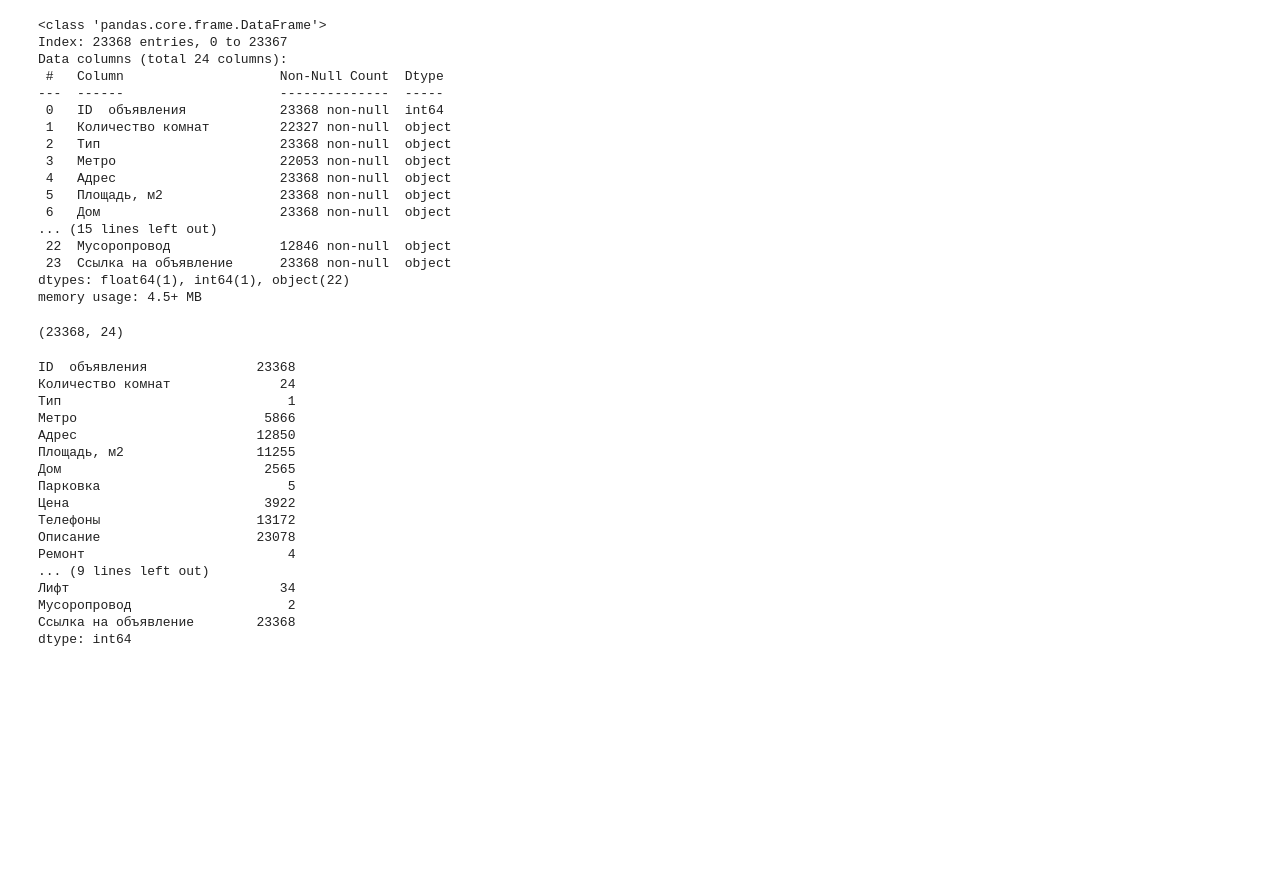
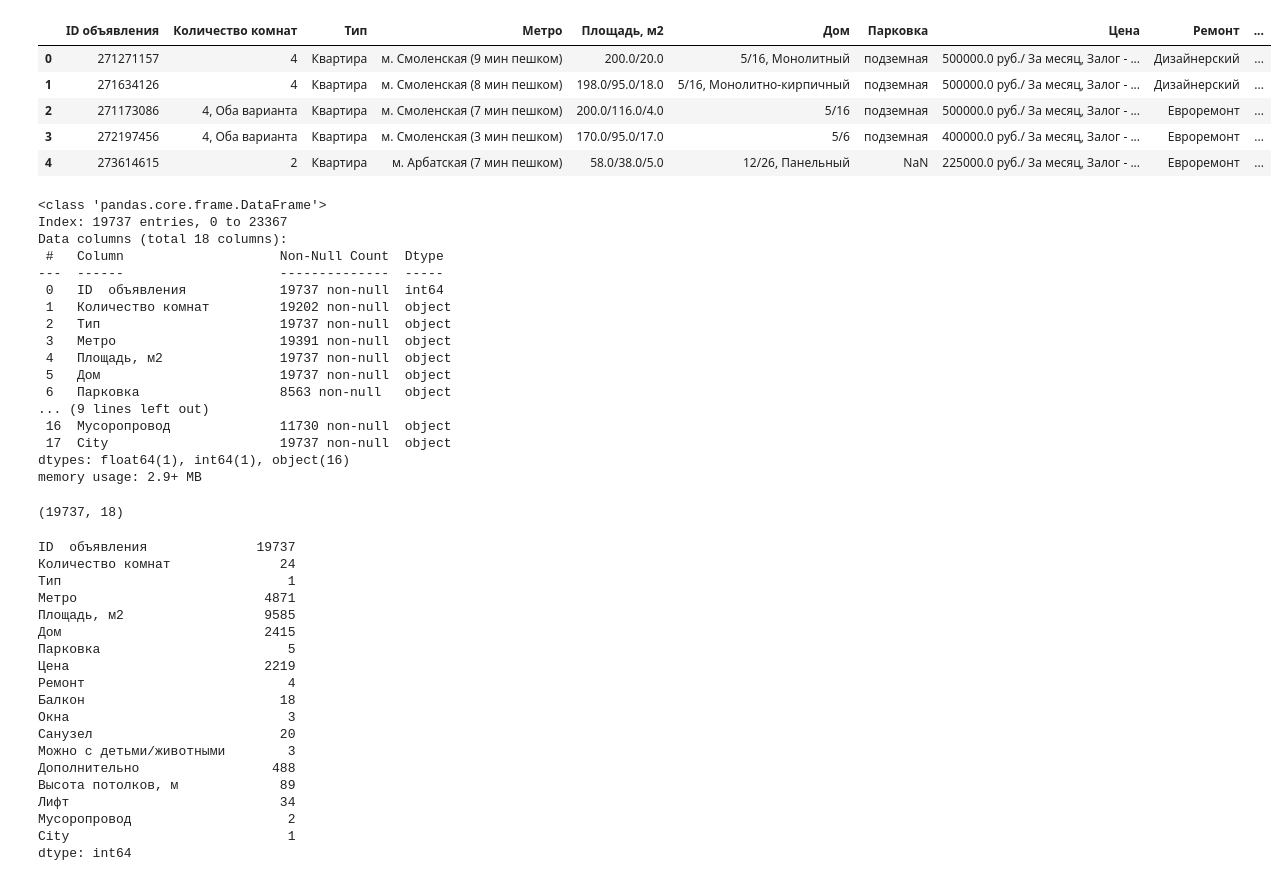
Before and after one commit to Frorxlam/Rent-data-project, a Jupyter notebook: notebooks/chernovik.ipynb, the cells around one changed output. Saved outputs shown, nothing was run; the diff lists cells and outputs as text; code cells hidden in the pictures; blank space fills up the shorter version.

Commit message:
clear data

```diff
--- a/notebooks/chernovik.ipynb
+++ b/notebooks/chernovik.ipynb
@@ -4,4 +4,5 @@ import numpy as np
 import seaborn as sns
 import matplotlib.pyplot as plt
 # %%
-df = pd.read_csv('_data.csv', index_col=0)
+df = pd.read_csv('/home/mcsava/ds_bootcamp/Rent-data-project/data/_data.csv', index_col=0)
+type(df)
@@ -8,4 +10,0 @@ df = pd.read_csv('_data.csv', index_col=0)
-# %%
-df['Метро'] = [row.split(' (')[0] for row in df['Метро'].astype(str)]
-df['Метро'] = df['Метро'].str.split('. ')
-df
@@ -26,46 +11,63 @@ df
+# %%
+df['City'] = df['Адрес'].str.split(',').str[0]
+# Удалить все строки, где значение в столбце 'City' не равно 'Москва'
+df.drop(df[df['City'] != 'Москва'].index, inplace=True)
+
+df = df.drop(['Адрес', "Телефоны", "Описание", "Площадь комнат, м2", "Название ЖК", "Серия дома", "Ссылка на объявление"], axis=1)
+# %%
+df.head(5)
+# %% [output]
+|  | ID объявления | Количество комнат | Тип | Метро | Площадь, м2 | Дом | Парковка | Цена | Ремонт | ... |
+| 0 | 271271157 | 4 | Квартира | м. Смоленская (9 мин пешком) | 200.0/20.0 | 5/16, Монолитный | подземная | 500000.0 руб./ За месяц, Залог - ... | Дизайнерский | ... |
+| 1 | 271634126 | 4 | Квартира | м. Смоленская (8 мин пешком) | 198.0/95.0/18.0 | 5/16, Монолитно-кирпичный | подземная | 500000.0 руб./ За месяц, Залог - ... | Дизайнерский | ... |
+| 2 | 271173086 | 4, Оба варианта | Квартира | м. Смоленская (7 мин пешком) | 200.0/116.0/4.0 | 5/16 | подземная | 500000.0 руб./ За месяц, Залог - ... | Евроремонт | ... |
+| 3 | 272197456 | 4, Оба варианта | Квартира | м. Смоленская (3 мин пешком) | 170.0/95.0/17.0 | 5/6 | подземная | 400000.0 руб./ За месяц, Залог - ... | Евроремонт | ... |
+| 4 | 273614615 | 2 | Квартира | м. Арбатская (7 мин пешком) | 58.0/38.0/5.0 | 12/26, Панельный | NaN | 225000.0 руб./ За месяц, Залог - ... | Евроремонт | ... |
 # %%
 df.info()
 # %% [output]
 <class 'pandas.core.frame.DataFrame'>
-Index: 23368 entries, 0 to 23367
-Data columns (total 24 columns):
+Index: 19737 entries, 0 to 23367
+Data columns (total 18 columns):
  #   Column                    Non-Null Count  Dtype
 ---  ------                    --------------  -----
- 0   ID  объявления            23368 non-null  int64
- 1   Количество комнат         22327 non-null  object
- 2   Тип                       23368 non-null  object
- 3   Метро                     22053 non-null  object
- 4   Адрес                     23368 non-null  object
- 5   Площадь, м2               23368 non-null  object
- 6   Дом                       23368 non-null  object
-... (15 lines left out)
- 22  Мусоропровод              12846 non-null  object
- 23  Ссылка на объявление      23368 non-null  object
-dtypes: float64(1), int64(1), object(22)
-memory usage: 4.5+ MB
+ 0   ID  объявления            19737 non-null  int64
+ 1   Количество комнат         19202 non-null  object
+ 2   Тип                       19737 non-null  object
+ 3   Метро                     19391 non-null  object
+ 4   Площадь, м2               19737 non-null  object
+ 5   Дом                       19737 non-null  object
+ 6   Парковка                  8563 non-null   object
+... (9 lines left out)
+ 16  Мусоропровод              11730 non-null  object
+ 17  City                      19737 non-null  object
+dtypes: float64(1), int64(1), object(16)
+memory usage: 2.9+ MB
 # %%
 df.shape
 # %% [output]
-(23368, 24)
+(19737, 18)
 # %%
 df.nunique()
 # %% [output]
-ID  объявления              23368
+ID  объявления              19737
 Количество комнат              24
 Тип                             1
-Метро                        5866
-Адрес                       12850
-Площадь, м2                 11255
-Дом                          2565
+Метро                        4871
+Площадь, м2                  9585
+Дом                          2415
 Парковка                        5
-Цена                         3922
-Телефоны                    13172
-Описание                    23078
+Цена                         2219
 Ремонт                          4
-... (9 lines left out)
+Балкон                         18
+Окна                            3
+Санузел                        20
+Можно с детьми/животными        3
+Дополнительно                 488
+Высота потолков, м             89
 Лифт                           34
 Мусоропровод                    2
-Ссылка на объявление        23368
+City                            1
 dtype: int64
 # %%
 
```
Also changed, not shown: parts of 23 cells of this notebook.
